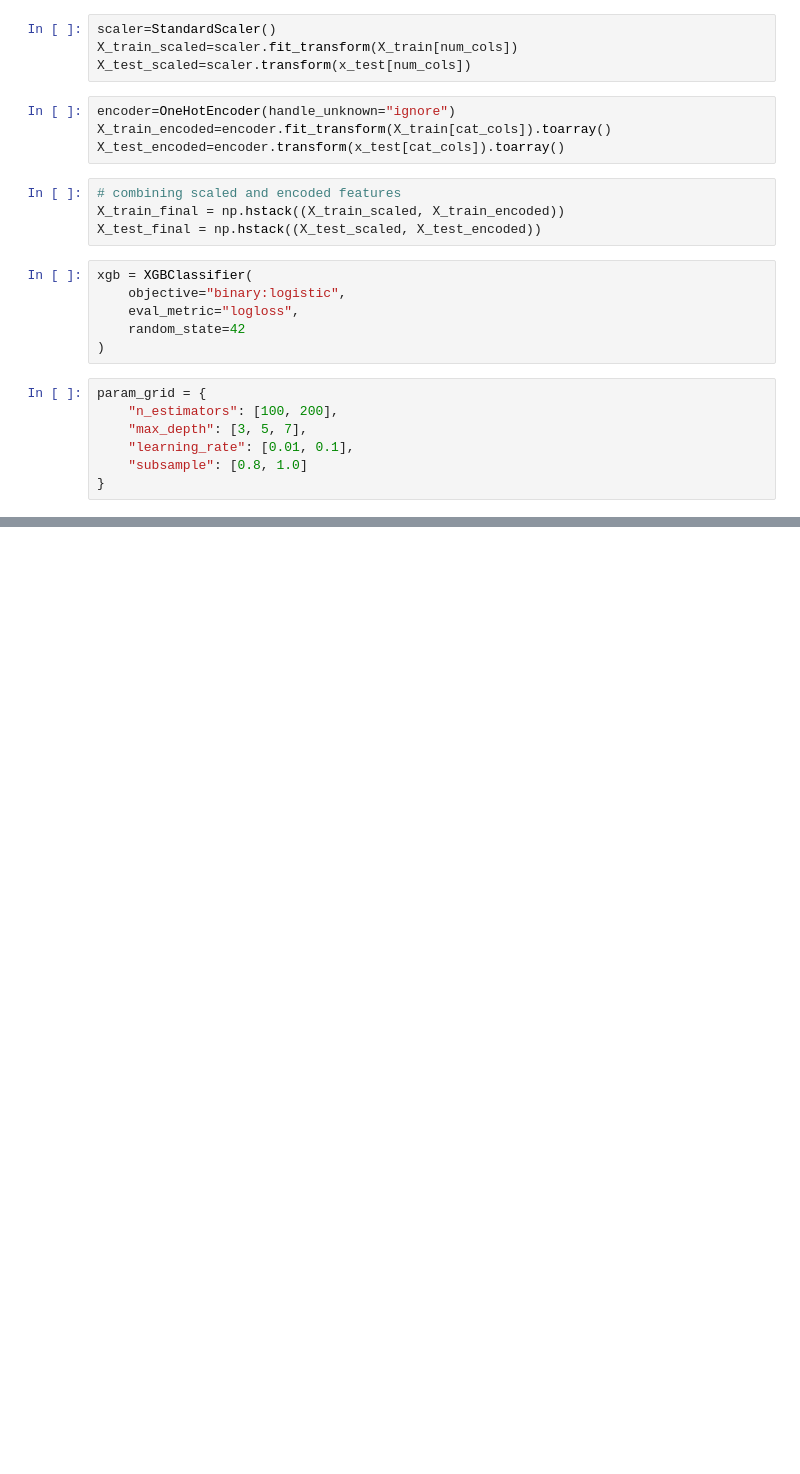
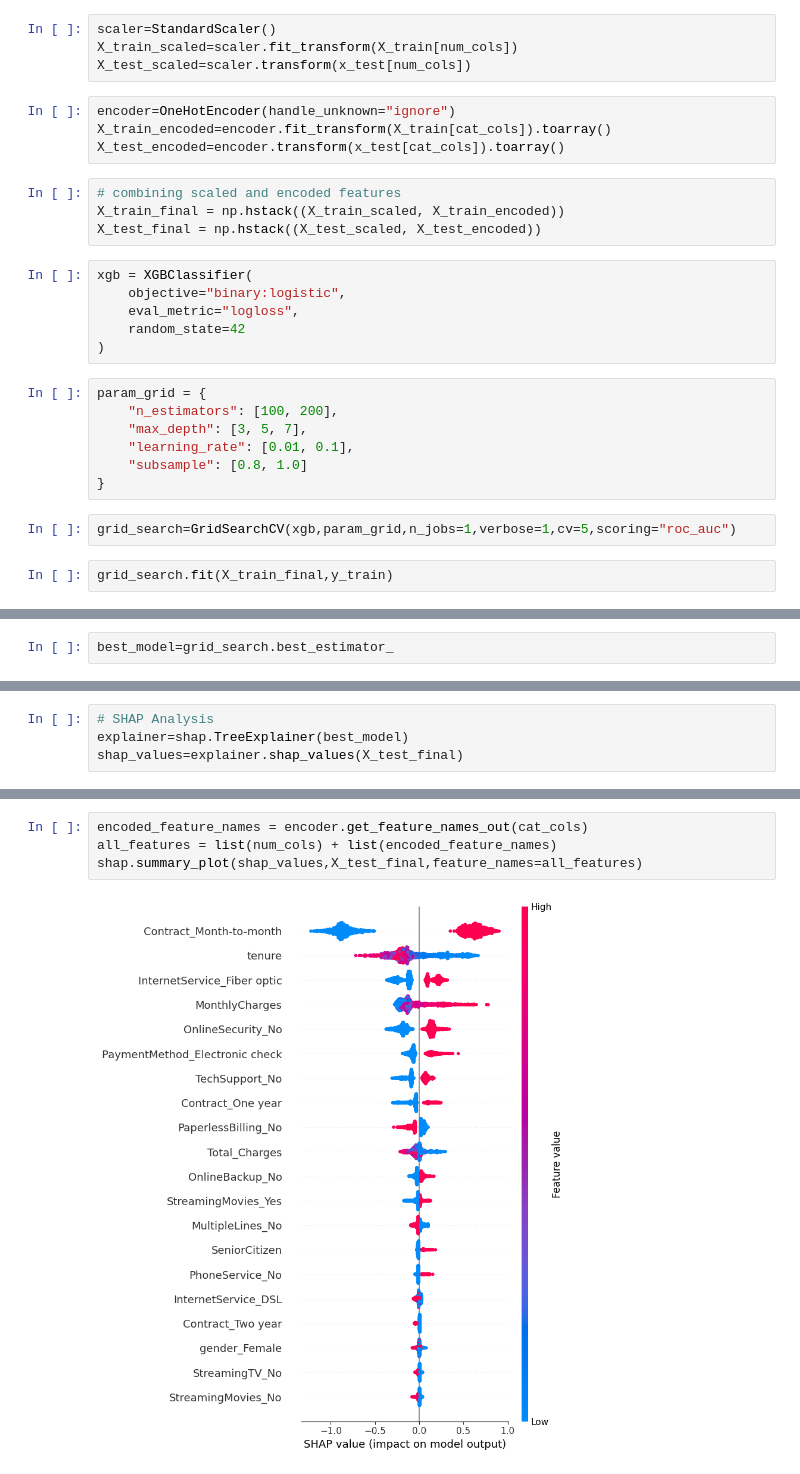
Before and after one commit to UmymaM/ml-dl-cv-fundamentals, a Jupyter notebook: customer-churn-prediction/model_training.ipynb, the cells around one changed output, grey strips where cells are left out. Drawn from its saved outputs; the diff is of its cells as text; blank space fills up the shorter version.

Commit message:
add shap analysis

```diff
--- a/customer-churn-prediction/model_training.ipynb
+++ b/customer-churn-prediction/model_training.ipynb
@@ -127,3 +119,7 @@ param_grid = {
     "learning_rate": [0.01, 0.1],
     "subsample": [0.8, 1.0]
 }
+# %%
+grid_search=GridSearchCV(xgb,param_grid,n_jobs=1,verbose=1,cv=5,scoring="roc_auc")
+# %%
+grid_search.fit(X_train_final,y_train)
@@ -129,0 +145,2 @@ param_grid = {
+# %%
+best_model=grid_search.best_estimator_
@@ -129,0 +191,4 @@ param_grid = {
+# %%
+# SHAP Analysis
+explainer=shap.TreeExplainer(best_model)
+shap_values=explainer.shap_values(X_test_final)
@@ -129,0 +211,6 @@ param_grid = {
+# %%
+encoded_feature_names = encoder.get_feature_names_out(cat_cols)
+all_features = list(num_cols) + list(encoded_feature_names)
+shap.summary_plot(shap_values,X_test_final,feature_names=all_features)
+# %% [output]
+[figure, added]
```
Also changed, not shown: parts of 12 cells of this notebook.
